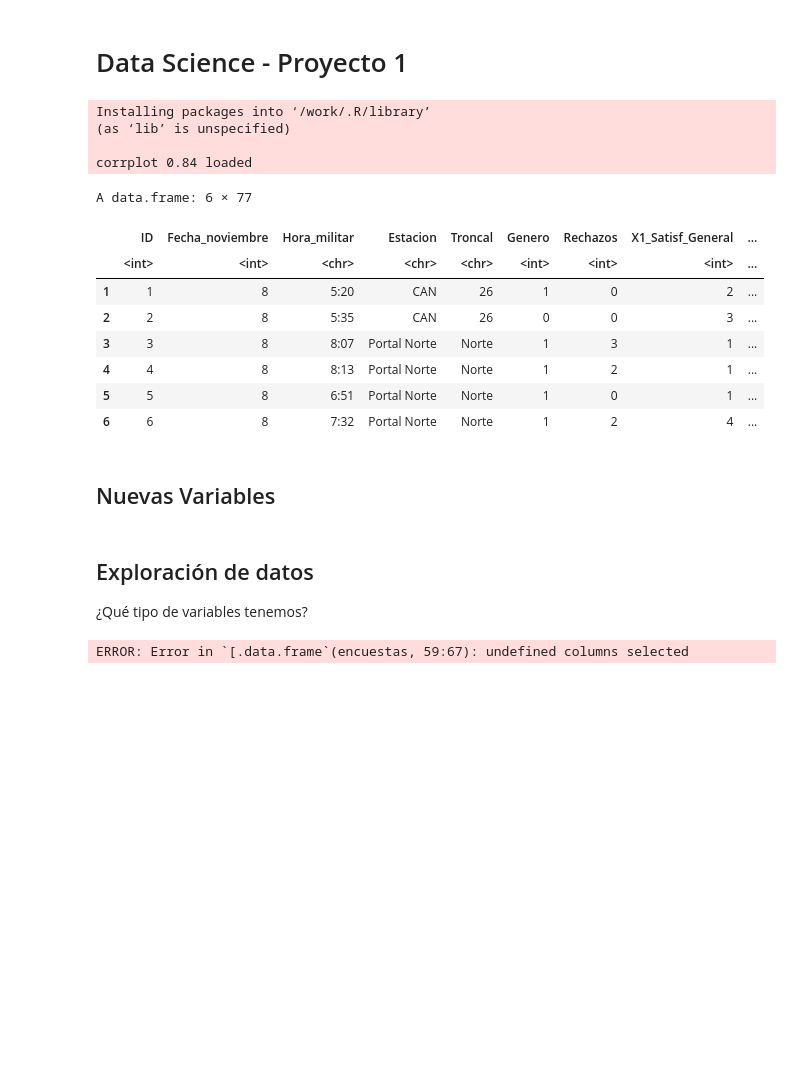
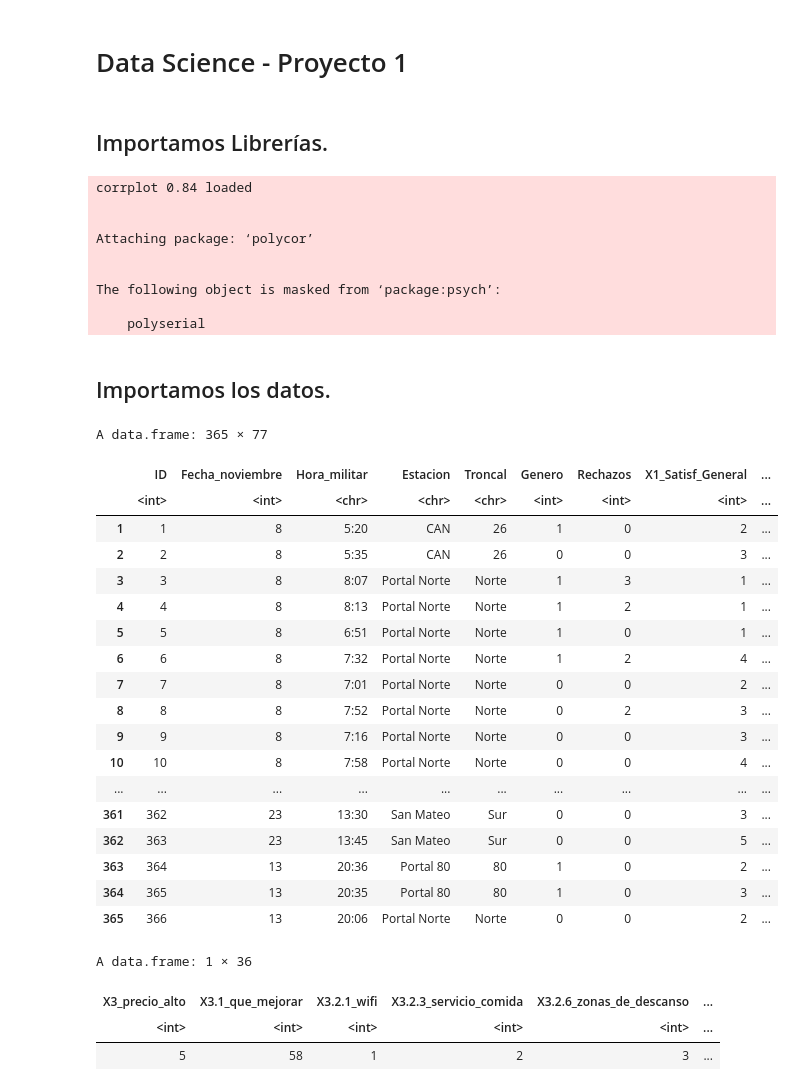
Before and after one commit to MantiMantilla/Proyecto-1-Topicos-Avanzados-Estadistica, a Jupyter notebook: notebook.ipynb, the cells around one changed output. Saved outputs shown, nothing was run; the diff lists cells and outputs as text; code cells hidden in the pictures; blank space fills up the shorter version.

```diff
--- a/notebook.ipynb
+++ b/notebook.ipynb
@@ -1,44 +1,59 @@
 # %% [markdown]
 # Data Science - Proyecto 1
+# %% [markdown]
+## Importamos Librerías.
 # %%
 # Setup Package Requirements
-install.packages(c("psych","corrplot" ))
+# install.packages(c("psych", "corrplot", "polycor"))
 library(psych)
 library(corrplot)
+library(polycor)
 
 # Set working environmen to file directory
-setwd("./Proyecto-1-Topicos-Avanzados-Estadistica")
+# setwd("./Proyecto-1-Topicos-Avanzados-Estadistica")
 # %% [output]
-Installing packages into ‘/work/.R/library’
-(as ‘lib’ is unspecified)
+corrplot 0.84 loaded
 
-corrplot 0.84 loaded
+
+Attaching package: ‘polycor’
+
+
+The following object is masked from ‘package:psych’:
+
+    polyserial
+# %% [markdown]
+## Importamos los datos.
 # %%
 # Data Input
-encuestas <- read.csv2("./encuestas.csv", sep = ";", header = T, encoding = "latin1")
-encuestas <- encuestas[complete.cases(encuestas),]
-head(encuestas)
+encuestas <- read.csv2("./Proyecto-1-Topicos-Avanzados-Estadistica/encuestas.csv", sep = ";", header = T, encoding = "latin1", na.strings = "")
+#Remover filas sin dato alguno
+encuestas <- encuestas[rowSums(is.na(encuestas))!= ncol(encuestas), ]
+encuestas
+
+faltantes <- lapply(encuestas, function(x) sum(is.na(x)))
+faltantes <- as.data.frame(faltantes[faltantes != 0])
+faltantes
 # %% [output]
-A data.frame: 6 × 77
+A data.frame: 365 × 77
 |  | ID | Fecha_noviembre | Hora_militar | Estacion | Troncal | Genero | Rechazos | X1_Satisf_General | ... |
 |  | <int> | <int> | <chr> | <chr> | <chr> | <int> | <int> | <int> | ... |
 | 1 | 1 | 8 | 5:20 | CAN | 26 | 1 | 0 | 2 | ... |
 | 2 | 2 | 8 | 5:35 | CAN | 26 | 0 | 0 | 3 | ... |
 | 3 | 3 | 8 | 8:07 | Portal Norte | Norte | 1 | 3 | 1 | ... |
 | 4 | 4 | 8 | 8:13 | Portal Norte | Norte | 1 | 2 | 1 | ... |
 | 5 | 5 | 8 | 6:51 | Portal Norte | Norte | 1 | 0 | 1 | ... |
 | 6 | 6 | 8 | 7:32 | Portal Norte | Norte | 1 | 2 | 4 | ... |
+| 7 | 7 | 8 | 7:01 | Portal Norte | Norte | 0 | 0 | 2 | ... |
+| 8 | 8 | 8 | 7:52 | Portal Norte | Norte | 0 | 2 | 3 | ... |
+| 9 | 9 | 8 | 7:16 | Portal Norte | Norte | 0 | 0 | 3 | ... |
+| 10 | 10 | 8 | 7:58 | Portal Norte | Norte | 0 | 0 | 4 | ... |
+| ... | ... | ... | ... | ... | ... | ... | ... | ... | ... |
+| 361 | 362 | 23 | 13:30 | San Mateo | Sur | 0 | 0 | 3 | ... |
+| 362 | 363 | 23 | 13:45 | San Mateo | Sur | 0 | 0 | 5 | ... |
+| 363 | 364 | 13 | 20:36 | Portal 80 | 80 | 1 | 0 | 2 | ... |
+| 364 | 365 | 13 | 20:35 | Portal 80 | 80 | 1 | 0 | 3 | ... |
+| 365 | 366 | 13 | 20:06 | Portal Norte | Norte | 0 | 0 | 2 | ... |
+A data.frame: 1 × 36
+| X3_precio_alto | X3.1_que_mejorar | X3.2.1_wifi | X3.2.3_servicio_comida | X3.2.6_zonas_de_descanso | ... |
+| <int> | <int> | <int> | <int> | <int> | ... |
+| 5 | 58 | 1 | 2 | 3 | ... |
-# %% [markdown]
-## Nuevas Variables
-# %% [markdown]
-## Exploración de datos
-¿Qué tipo de variables tenemos?
-# %%
-# Cleaning of data
-encuestas$ID <- NULL
-
-# Nueva variable de uso de TM
-
-dias_al_mes <- as.matrix(encuestas[59:67]) %*% (c(1:9))
-# %% [output]
-ERROR: Error in `[.data.frame`(encuestas, 59:67): undefined columns selected
```
Also changed, not shown: parts of 23 cells of this notebook, 2 other files.
